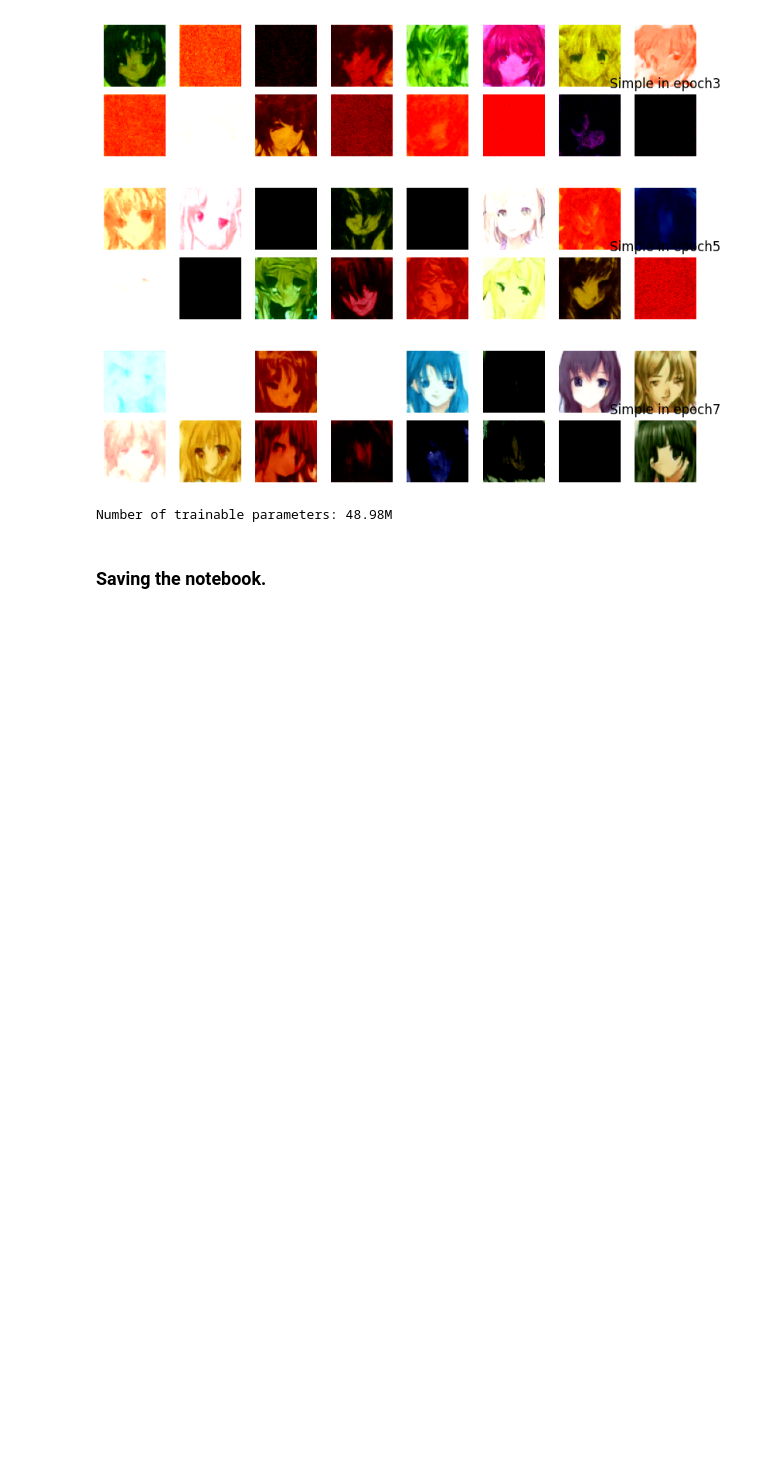
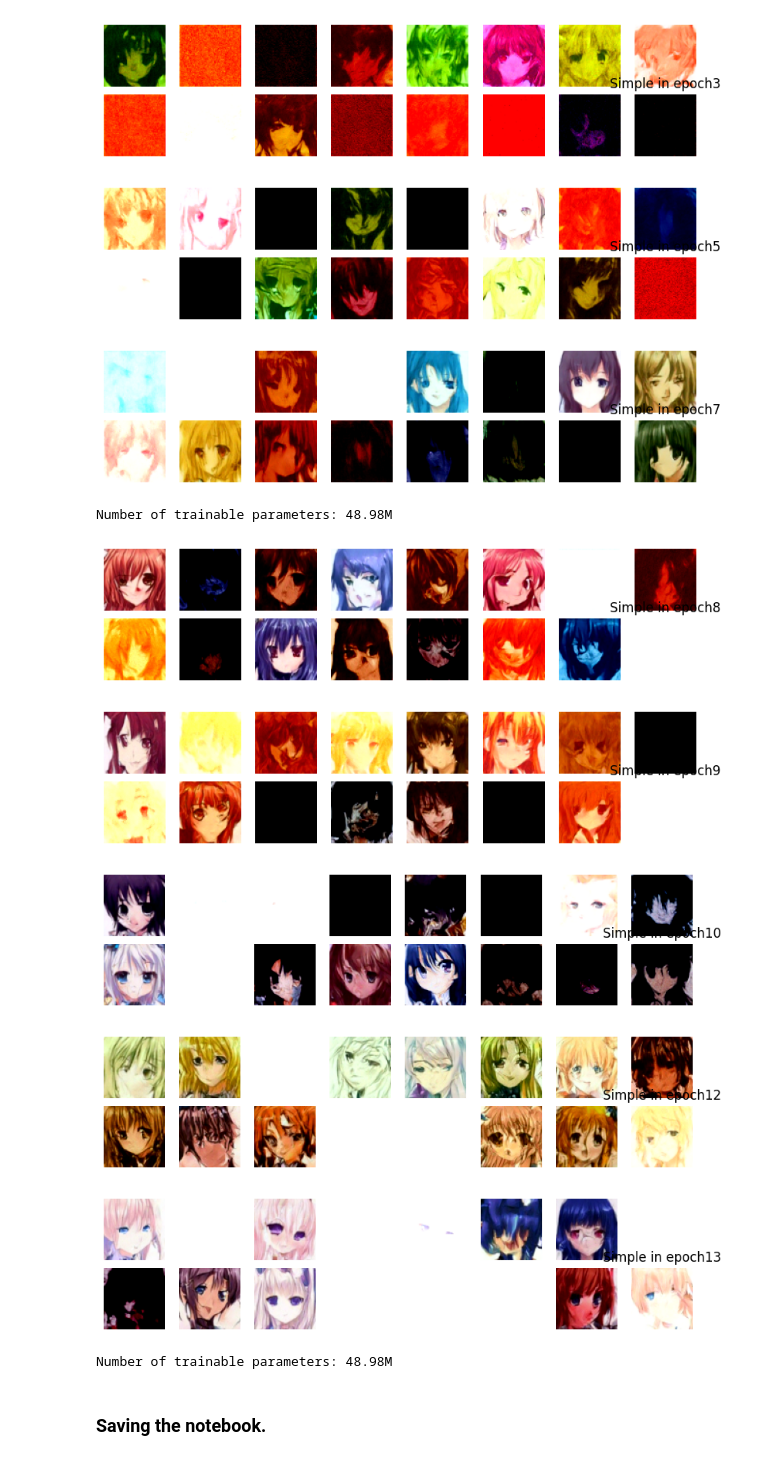
Before and after one commit to Ayoub-Vip/anime_face_generator, a Jupyter notebook: main_49M_DDPM.ipynb, the cells around one changed output. Cells and saved outputs as stored; diff of their text form; code cells hidden in the pictures; blank space fills up the shorter version.

Commit message:
Add 49M samples

```diff
--- a/main_49M_DDPM.ipynb
+++ b/main_49M_DDPM.ipynb
@@ -121,6 +120,37 @@ print(f"Number of trainable parameters: {num_model_params / 1e6:.2f}M")
 [figure]
 [figure]
 Number of trainable parameters: 48.98M
+# %%
+model = Simple.NoisePredictor()
+reverse_diffusion = model.diffuser.reverse
+
+backups = [
+    "simple_unet_ddpm_49M_ckpt_epoch_8_2025-08-13_23-35-23.pth",
+    "simple_unet_ddpm_49M_ckpt_epoch_9_2025-08-14_02-15-01.pth",
+    "simple_unet_ddpm_49M_ckpt_epoch_10_2025-08-14_04-54-39.pth",
+    "simple_unet_ddpm_49M_ckpt_epoch_12_2025-08-14_10-13-47.pth",
+    "simple_unet_ddpm_49M_ckpt_epoch_13_2025-08-14_12-52-58.pth"
+]
+
+epochs = [8, 9, 10, 12, 13]
+for i in range(5):
+
+    model_backup =  backups[i]
+    model.load_parameters(path=MODELS_DIR / model_backup)
+
+    model = model.to(device)
+    samples = model.generate_samples(num_samples=16)
+    show_images_grid_rgb(samples, nrow=8, ncol=2, epoch=epochs[i])
+
+num_model_params = model.get_num_trainable_parameters()
+print(f"Number of trainable parameters: {num_model_params / 1e6:.2f}M")
+# %% [output]
+[figure, added]
+[figure, added]
+[figure, added]
+[figure, added]
+[figure, added]
+Number of trainable parameters: 48.98M
 # %% [markdown]
  ### Saving the notebook.
 # %%
```
Also changed, not shown: parts of 1 cell of this notebook, 11 other files.
